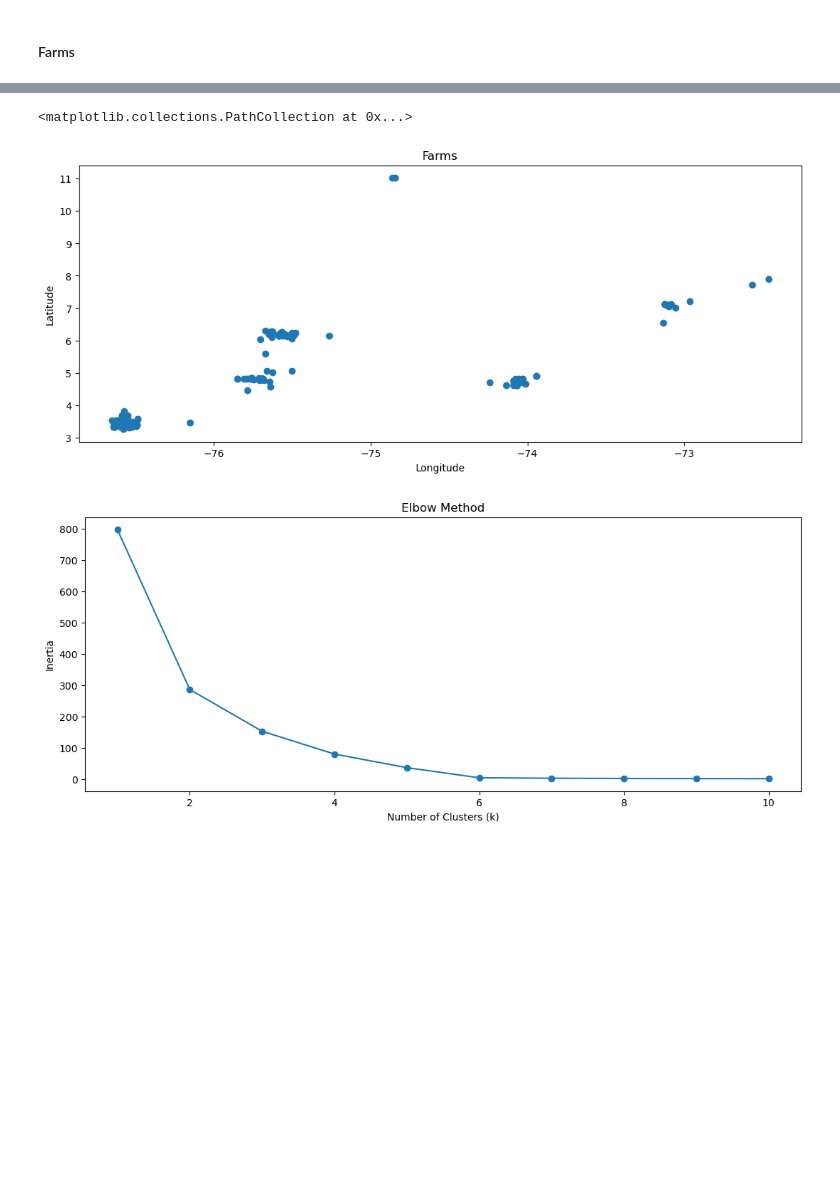
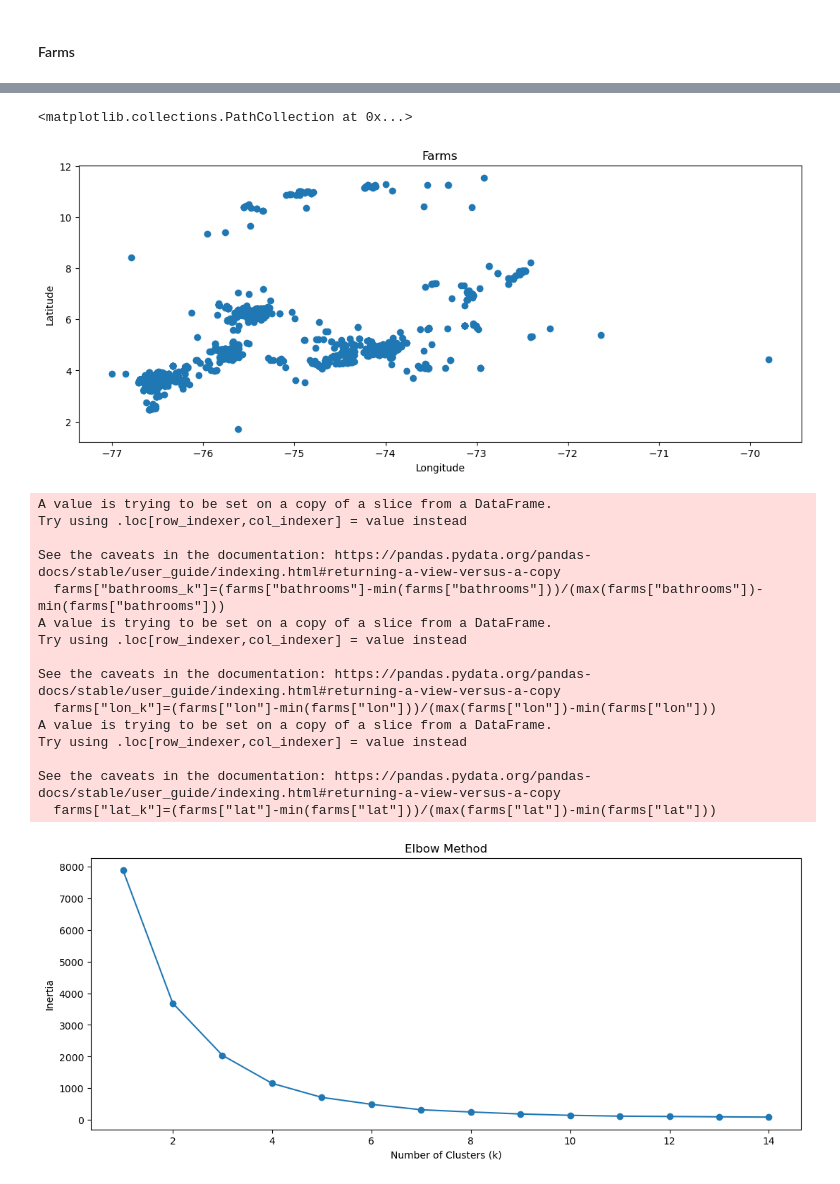
Before and after one commit to afrincon2/visualization, a Jupyter notebook: Prices.ipynb, the cells around one changed output, grey strips where cells are left out. Drawn from its saved outputs; the diff is of its cells as text; code cells hidden in the pictures; blank space fills up the shorter version.

```diff
--- a/Prices.ipynb
+++ b/Prices.ipynb
@@ -196,11 +196,11 @@ for city in cities:
     plt.title("Sales correlation"+" in "+ city)
     sns.heatmap(corr, xticklabels=corr.columns,yticklabels=corr.columns)
     plt.show()
-    X = sales_data_city[["price"]]
+    X = sales_data_city[["price","lat","lon"]]
     y = sales_data_city["bathrooms"]
     # Define the range bins
     bins = [-0.1, 2.1, 4.1, 10000]
-    labels=["0-2","3-4","5 or more than 5"]
+    labels=["0-2","3-4","5 or more"]
     # Create a new column "bathroom_range" and assign it the values of the corresponding bin
     sales_data_city['bathroom_range'] = pd.cut(sales_data_city["bathrooms"], bins=bins,labels=labels)
     y=sales_data_city['bathroom_range']
@@ -208,11 +208,17 @@ for city in cities:
     print(sales_data_city['bathroom_range'].value_counts())
     X=X.values
     y=y.values
+    plt.rcParams["figure.figsize"] = (13,5)
+    plt.title("Sales " + " in " + city+" without outliers")
+    plt.xlabel("Number of bathrooms")
+    plt.ylabel("Price scaled from 0 to 1")
+    sns.boxplot(x=y, y=X[:,0],whis=3, sym='')
+    plt.show()
     X = min_max_scaler.fit_transform(X)
     # Split the data into training and testing sets
     X_train, X_test, y_train, y_test = train_test_split(X, y, test_size=0.2, random_state=42)
     # Train a SVM model
-    svm = SVC(kernel='linear')
+    svm = SVC(kernel='rbf')
     svm.fit(X_train, y_train)
 
     # Predict on the testing set and calculate the accuracy
@@ -220,12 +226,14 @@ for city in cities:
     accuracy = accuracy_score(y_test, y_pred)
 
     # Print the accuracy score
+    """
     plt.rcParams["figure.figsize"] = (13,5)
     plt.title("Sales " + " in " + city+" without outliers")
     plt.xlabel("Number of bathrooms")
     plt.ylabel("Price scaled from 0 to 1")
     sns.boxplot(x=y, y=X[:,0],whis=3, sym='')
     plt.show()
+    """
     print("Accuracy using SVM-Linear:", accuracy)
     print("............................................................................................")
     print("............................................................................................")
@@ -268,5 +276,6 @@ Name: bathroom_range, dtype: int64
 #### Farms
 # %%
 farms=data[data["property_type"]=="Finca"]
-farms
+farms=farms[(farms["operation_type"]=="Venta") & (~farms["bathrooms"].isnull()) & (~farms["price"].isnull())]
+(farms["bathrooms"].isnull())
 # %% [output]
@@ -305,34 +330,51 @@ plt.ylabel("Latitude")
 plt.scatter(farms["lon"],farms["lat"])
 # %% [output]
 <matplotlib.collections.PathCollection at 0x...>
-[figure, old version]
+[figure, new version]
 # %%
 from sklearn.cluster import KMeans
 import matplotlib.pyplot as plt
 
 
 # Create an empty list to store the inertia values for each k
 inertias = []
 
 # Define a range of k values to test
-k_values = range(1, 11)
-
+k_values = range(1, 15)
+farms["bathrooms_k"]=(farms["bathrooms"]-min(farms["bathrooms"]))/(max(farms["bathrooms"])-min(farms["bathrooms"]))
+farms["lon_k"]=(farms["lon"]-min(farms["lon"]))/(max(farms["lon"])-min(farms["lon"]))
+farms["lat_k"]=(farms["lat"]-min(farms["lat"]))/(max(farms["lat"])-min(farms["lat"]))
 # Loop through each k value and fit a KMeans model
 for k in k_values:
     kmeans = KMeans(n_clusters=k, random_state=42)
-    kmeans.fit(farms[["lon", "lat"]])
+    kmeans.fit(farms[["lon_k", "lat_k","bathrooms"]])
 
     # Append the inertia value to the list
     inertias.append(kmeans.inertia_)
 
 # Plot the inertia values for each k value
 plt.plot(k_values, inertias, "o-")
 plt.xlabel("Number of Clusters (k)")
 plt.ylabel("Inertia")
 plt.title("Elbow Method")
 plt.show()
 # %% [output]
+A value is trying to be set on a copy of a slice from a DataFrame.
+Try using .loc[row_indexer,col_indexer] = value instead
+
+See the caveats in the documentation: https://pandas.pydata.org/pandas-docs/stable/user_guide/indexing.html#returning-a-view-versus-a-copy
+  farms["bathrooms_k"]=(farms["bathrooms"]-min(farms["bathrooms"]))/(max(farms["bathrooms"])-min(farms["bathrooms"]))
+A value is trying to be set on a copy of a slice from a DataFrame.
+Try using .loc[row_indexer,col_indexer] = value instead
+
+See the caveats in the documentation: https://pandas.pydata.org/pandas-docs/stable/user_guide/indexing.html#returning-a-view-versus-a-copy
+  farms["lon_k"]=(farms["lon"]-min(farms["lon"]))/(max(farms["lon"])-min(farms["lon"]))
+A value is trying to be set on a copy of a slice from a DataFrame.
+Try using .loc[row_indexer,col_indexer] = value instead
+
+See the caveats in the documentation: https://pandas.pydata.org/pandas-docs/stable/user_guide/indexing.html#returning-a-view-versus-a-copy
+  farms["lat_k"]=(farms["lat"]-min(farms["lat"]))/(max(farms["lat"])-min(farms["lat"]))
-[figure, old version]
+[figure, new version]
 # %%
 from sklearn.cluster import KMeans
 
```
Also changed, not shown: parts of 7 cells of this notebook, 1 other file.
